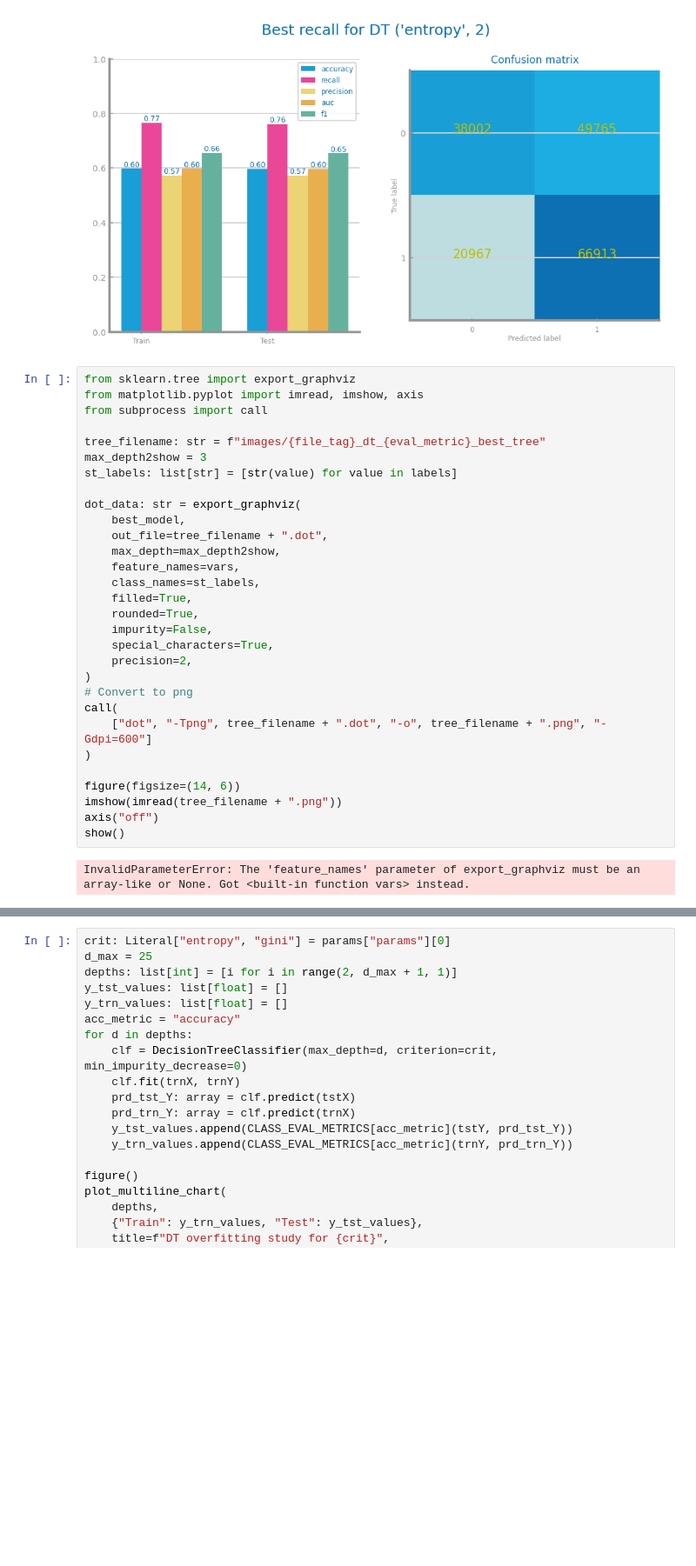
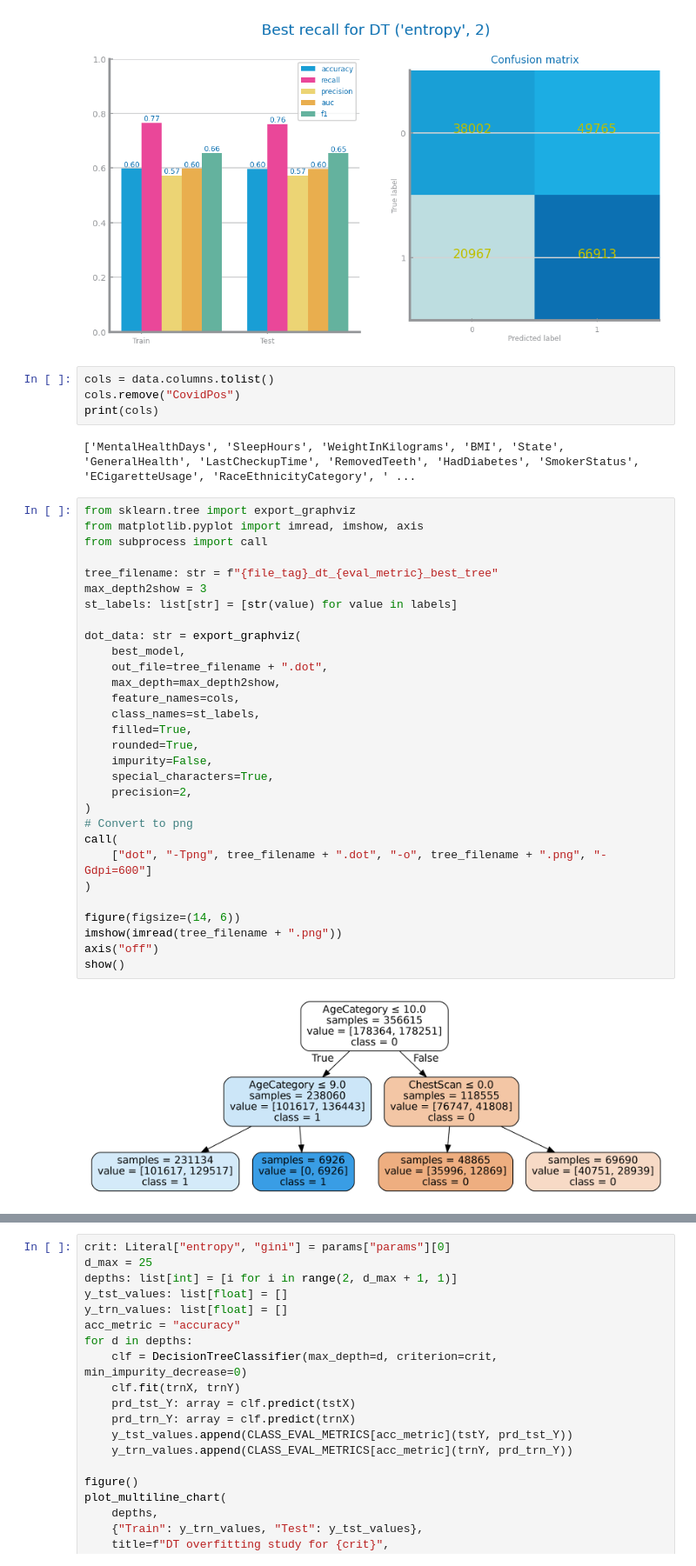
Before and after one commit to raquelfmcardoso/datascience-2023-2024-project, a Jupyter notebook: classification/covid_dataclassification.ipynb, the cells around one changed output, grey strips where cells are left out. Shown: that part at 87% size. Cells and saved outputs as stored; diff of their text form; blank space fills up the shorter version.

```diff
--- a/classification/covid_dataclassification.ipynb
+++ b/classification/covid_dataclassification.ipynb
@@ -231,38 +228,44 @@ show()
 # %% [output]
 <Figure size 600x450 with 0 Axes>
 [figure]
+# %%
+cols = data.columns.tolist()
+cols.remove("CovidPos")
+print(cols)
+# %% [output]
+['MentalHealthDays', 'SleepHours', 'WeightInKilograms', 'BMI', 'State', 'GeneralHealth', 'LastCheckupTime', 'RemovedTeeth', 'HadDiabetes', 'SmokerStatus', 'ECigaretteUsage', 'RaceEthnicityCategory', ' ...
 # %%
 from sklearn.tree import export_graphviz
 from matplotlib.pyplot import imread, imshow, axis
 from subprocess import call
 
-tree_filename: str = f"images/{file_tag}_dt_{eval_metric}_best_tree"
+tree_filename: str = f"{file_tag}_dt_{eval_metric}_best_tree"
 max_depth2show = 3
 st_labels: list[str] = [str(value) for value in labels]
 
 dot_data: str = export_graphviz(
     best_model,
     out_file=tree_filename + ".dot",
     max_depth=max_depth2show,
-    feature_names=vars,
+    feature_names=cols,
     class_names=st_labels,
     filled=True,
     rounded=True,
     impurity=False,
     special_characters=True,
     precision=2,
 )
 # Convert to png
 call(
     ["dot", "-Tpng", tree_filename + ".dot", "-o", tree_filename + ".png", "-Gdpi=600"]
 )
 
 figure(figsize=(14, 6))
 imshow(imread(tree_filename + ".png"))
 axis("off")
 show()
 # %% [output]
-InvalidParameterError: The 'feature_names' parameter of export_graphviz must be an array-like or None. Got <built-in function vars> instead.
+[figure, added]
 # %%
 from sklearn.tree import plot_tree
 
```
Also changed, not shown: parts of 3 cells of this notebook, 17 other files.
